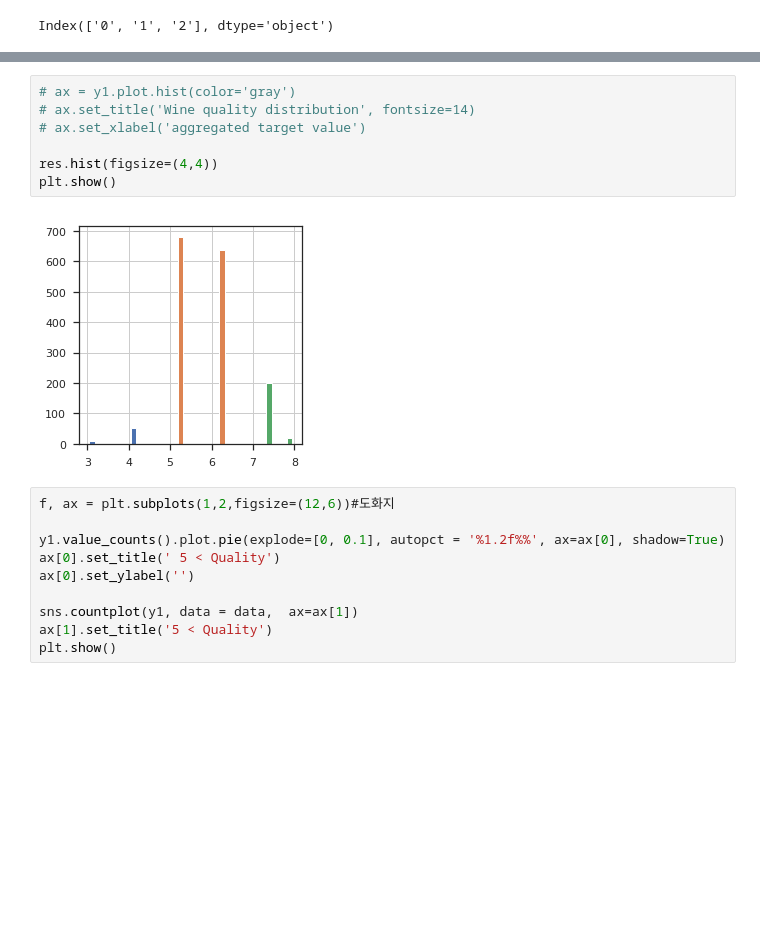
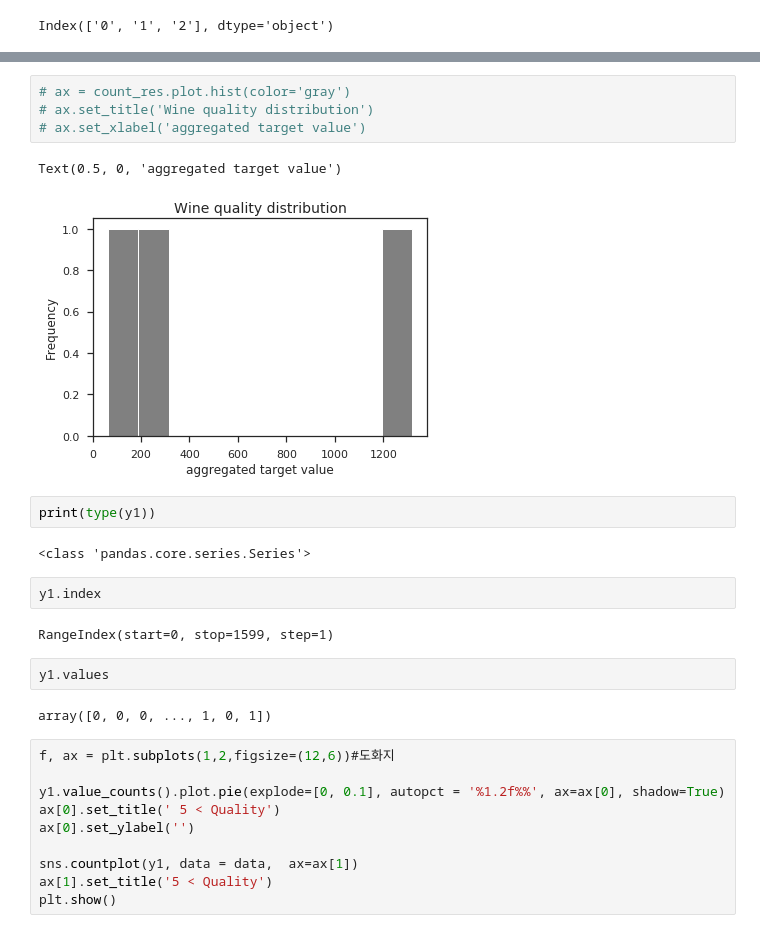
Before and after one commit to wonbae/wine-quality-sales, a Jupyter notebook: Redwine-analysis.ipynb, the cells around one changed output, grey strips where cells are left out. Saved outputs shown, nothing was run; the diff lists cells and outputs as text; blank space fills up the shorter version.

Commit message:
add level wine

```diff
--- a/Redwine-analysis.ipynb
+++ b/Redwine-analysis.ipynb
@@ -356,12 +407,22 @@ ValueError: `bins` must increase monotonically, when an array
 # %%
-# ax = y1.plot.hist(color='gray')
-# ax.set_title('Wine quality distribution', fontsize=14)
+# ax = count_res.plot.hist(color='gray')
+# ax.set_title('Wine quality distribution')
 # ax.set_xlabel('aggregated target value')
-
-res.hist(figsize=(4,4))
-plt.show()
 # %% [output]
+Text(0.5, 0, 'aggregated target value')
-[figure, old version]
+[figure, new version]
+# %%
+print(type(y1))
+# %% [output]
+<class 'pandas.core.series.Series'>
+# %%
+y1.index
+# %% [output]
+RangeIndex(start=0, stop=1599, step=1)
+# %%
+y1.values
+# %% [output]
+array([0, 0, 0, ..., 1, 0, 1])
 # %%
 f, ax = plt.subplots(1,2,figsize=(12,6))#도화지
 
```
Also changed, not shown: parts of 9 cells of this notebook.
